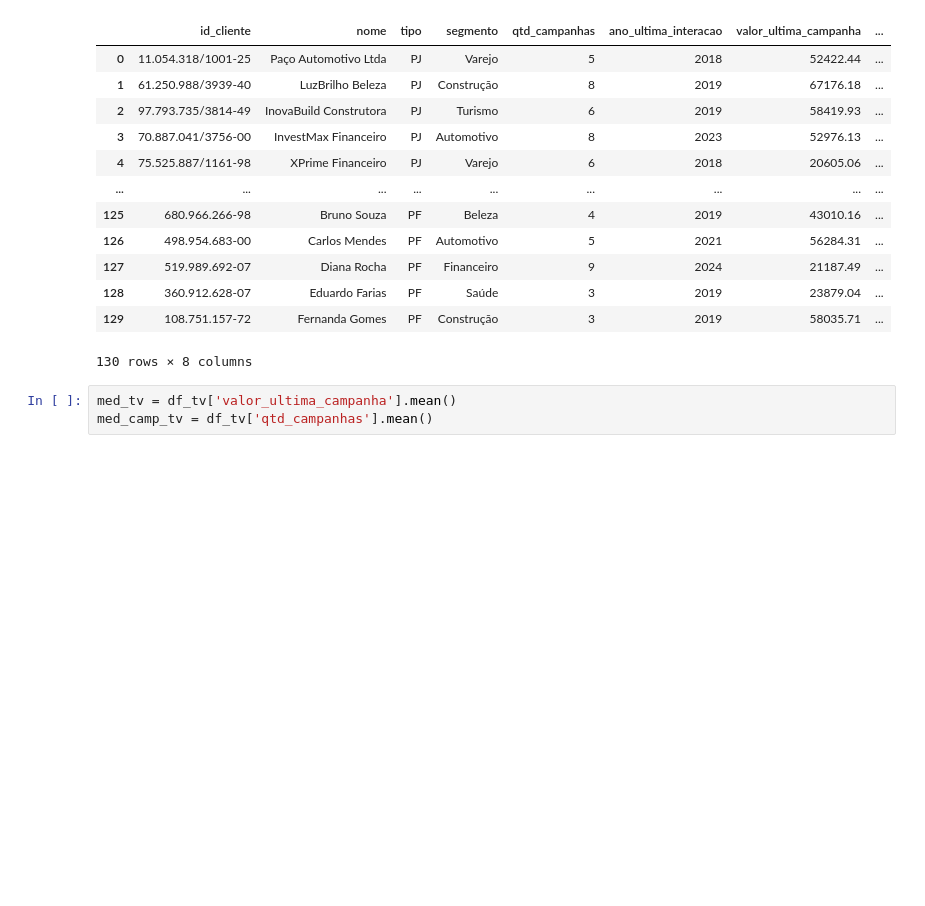
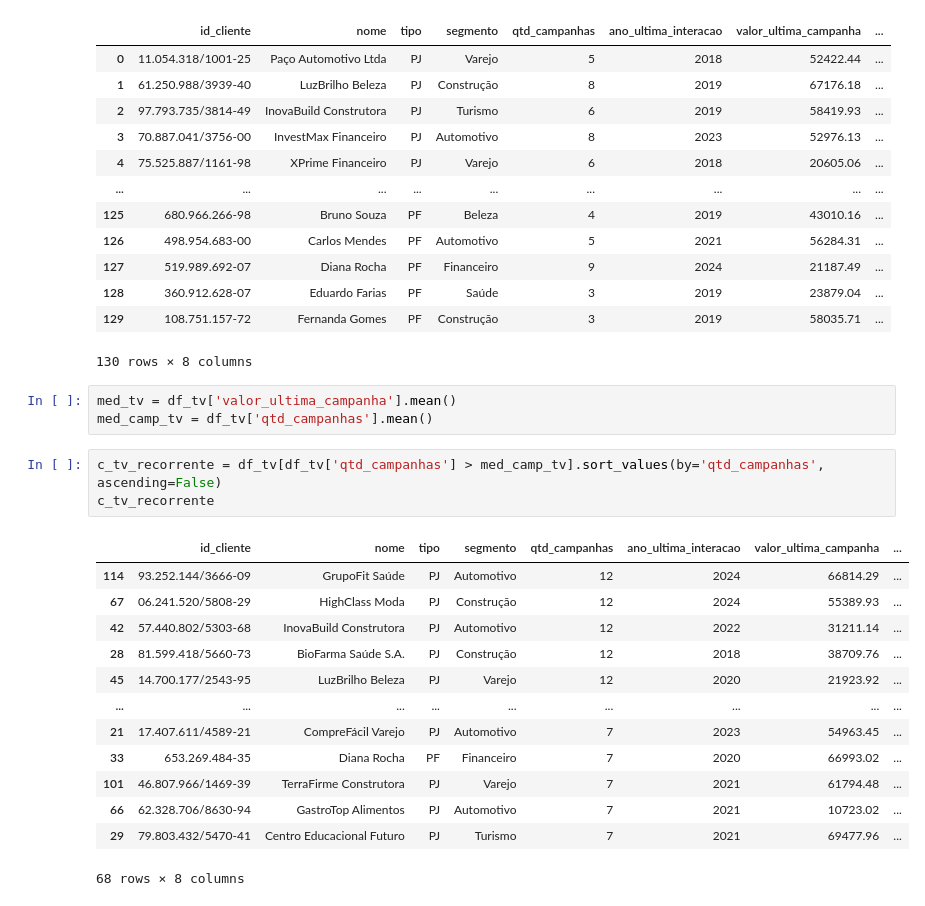
Before and after one commit to juan-borinelli/comercial_analisys_report, a Jupyter notebook: main.ipynb, the cells around one changed output. Cells and saved outputs as stored; diff of their text form; blank space fills up the shorter version.

```diff
--- a/main.ipynb
+++ b/main.ipynb
@@ -205,3 +207,20 @@ df_tv
 # %%
 med_tv = df_tv['valor_ultima_campanha'].mean()
 med_camp_tv = df_tv['qtd_campanhas'].mean()
+# %%
+c_tv_recorrente = df_tv[df_tv['qtd_campanhas'] > med_camp_tv].sort_values(by='qtd_campanhas', ascending=False)
+c_tv_recorrente
+# %% [output]
+|  | id_cliente | nome | tipo | segmento | qtd_campanhas | ano_ultima_interacao | valor_ultima_campanha | ... |
+| 114 | 93.252.144/3666-09 | GrupoFit Saúde | PJ | Automotivo | 12 | 2024 | 66814.29 | ... |
+| 67 | 06.241.520/5808-29 | HighClass Moda | PJ | Construção | 12 | 2024 | 55389.93 | ... |
+| 42 | 57.440.802/5303-68 | InovaBuild Construtora | PJ | Automotivo | 12 | 2022 | 31211.14 | ... |
+| 28 | 81.599.418/5660-73 | BioFarma Saúde S.A. | PJ | Construção | 12 | 2018 | 38709.76 | ... |
+| 45 | 14.700.177/2543-95 | LuzBrilho Beleza | PJ | Varejo | 12 | 2020 | 21923.92 | ... |
+| ... | ... | ... | ... | ... | ... | ... | ... | ... |
+| 21 | 17.407.611/4589-21 | CompreFácil Varejo | PJ | Automotivo | 7 | 2023 | 54963.45 | ... |
+| 33 | 653.269.484-35 | Diana Rocha | PF | Financeiro | 7 | 2020 | 66993.02 | ... |
+| 101 | 46.807.966/1469-39 | TerraFirme Construtora | PJ | Varejo | 7 | 2021 | 61794.48 | ... |
+| 66 | 62.328.706/8630-94 | GastroTop Alimentos | PJ | Automotivo | 7 | 2021 | 10723.02 | ... |
+| 29 | 79.803.432/5470-41 | Centro Educacional Futuro | PJ | Turismo | 7 | 2021 | 69477.96 | ... |
+68 rows × 8 columns
```
Also changed, not shown: parts of 10 cells of this notebook.
